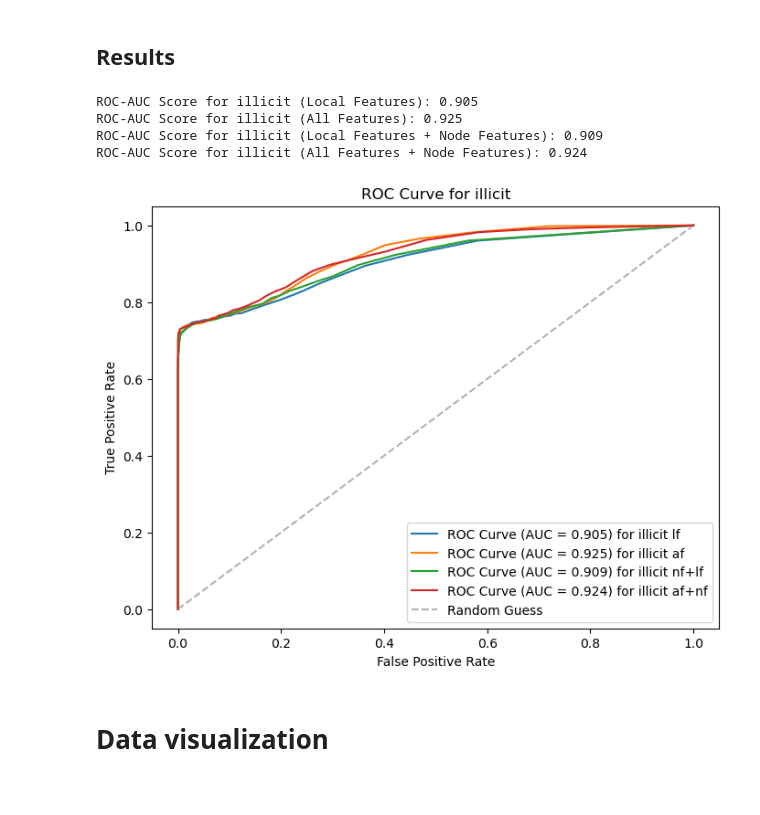
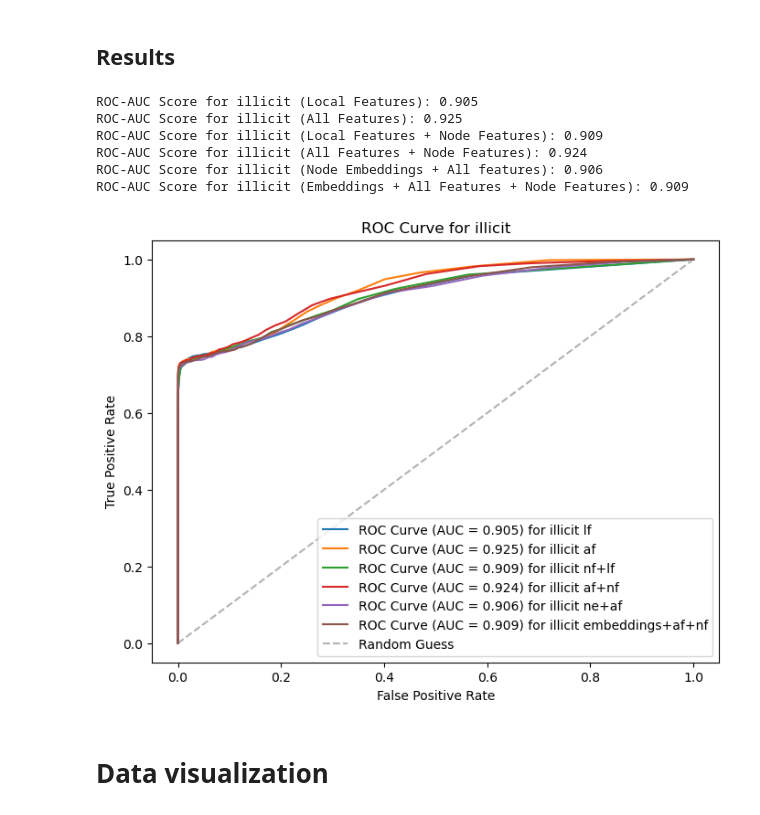
Before and after one commit to Roger987/Graph-Fraud-Detection, a Jupyter notebook: src/fraud_detection-supervised.ipynb, the cells around one changed output. Drawn from its saved outputs; the diff is of its cells as text; code cells hidden in the pictures.

```diff
--- a/src/fraud_detection-supervised.ipynb
+++ b/src/fraud_detection-supervised.ipynb
@@ -317,0 +320,26 @@ X_train_ne_af
+# %%
+#df_ne_af_nf = df.loc[:,:].join(embeddings.drop(columns=['time_step']).set_index('txId'))
+df_ne_af_nf = df.loc[:,:].join(embeddings.drop(columns=['time_step', 'label']).set_index('txId'))
+X_ne_af_nf = df_ne_af_nf.drop(columns=['label'])
+y_ne_af_nf = df_ne_af_nf['label']
+
+X_train_ne_af_nf = X_ne_af_nf[X_ne_af_nf['time_step'].between(1, 34)]
+y_train_ne_af_nf = y_ne_af_nf[X_ne_af_nf['time_step'].between(1, 34)]
+
+X_test_ne_af_nf = X_ne_af_nf[X_ne_af_nf['time_step'].between(35, 49)]
+y_test_ne_af_nf = y_ne_af_nf[X_ne_af_nf['time_step'].between(35, 49)]
+
+clf_ne_af_nf = RandomForestClassifier(n_estimators = 100, random_state=42)
+clf_ne_af_nf.fit(X_train_ne_af_nf, y_train_ne_af_nf)
+y_pred_ne_af_nf = clf_ne_af_nf.predict(X_test_ne_af_nf)
+
+precision_ilicit_ne_af_nf = precision_score(y_test_ne_af_nf, y_pred_ne_af_nf, pos_label='1')
+recall_ilicit_ne_af_nf = recall_score(y_test_ne_af_nf, y_pred_ne_af_nf, pos_label='1')
+f1_ilicit_ne_af_nf = f1_score(y_test_ne_af_nf, y_pred_ne_af_nf, pos_label='1')
+f1_scorer_ne_af_nf = make_scorer(f1_score, pos_label='1')
+scores_ne_af_nf = cross_val_score(clf_ne_af_nf, X_train_ne_af_nf, y_train_ne_af_nf, cv=5, scoring=f1_scorer_ne_af_nf)
+
+print(f'Precision embeddings + all features + node features: {precision_ilicit_ne_af_nf}')
+print(f'Recall embeddings + all features + node features: {recall_ilicit_ne_af_nf}')
+print(f'F1 embeddings + all features + node features: {f1_ilicit_ne_af_nf}')
+print("Cross-validated F1 Score embeddings + all features:", scores_ne_af_nf.mean())
@@ -332,40 +382,58 @@ y_prob_lf_nf = clf_LF_NF.predict_proba(X_test_LF_NF)[:, class_index_lf_nf]
 class_index_af_nf = clf_AF_NF.classes_.tolist().index('1')
 y_prob_af_nf = clf_AF_NF.predict_proba(X_test_AF_NF)[:, class_index_af_nf]
 
+class_index_ne_af = clf_ne_af.classes_.tolist().index('1')
+y_prob_ne_af = clf_ne_af.predict_proba(X_test_ne_af)[:, class_index_ne_af]
+
+class_index_ne_af_nf = clf_ne_af_nf.classes_.tolist().index('1')
+y_prob_ne_af_nf = clf_ne_af_nf.predict_proba(X_test_ne_af_nf)[:, class_index_ne_af_nf]
+
 fpr_lf, tpr_lf, thresholds_lf = roc_curve(y_test, y_prob_lf, pos_label='1')
 fpr_af, tpr_af, thresholds_af = roc_curve(y_test, y_prob_af, pos_label='1')
 fpr_lf_nf, tpr_lf_nf, thresholds_lf_nf = roc_curve(y_test, y_prob_lf_nf, pos_label='1')
 fpr_af_nf, tpr_af_nf, thresholds_af_nf = roc_curve(y_test, y_prob_af_nf, pos_label='1')
+fpr_ne_af, tpr_ne_af, thresholds_ne_af = roc_curve(y_test, y_prob_ne_af, pos_label='1')
+fpr_ne_af_nf, tpr_ne_af_nf, thresholds_ne_af_nf = roc_curve(y_test, y_prob_ne_af_nf, pos_label='1')
 
 roc_auc_lf = roc_auc_score(y_test_binary, y_prob_lf)
 print(f"ROC-AUC Score for illicit (Local Features): {roc_auc_lf:.3f}")
 
 roc_auc_af = roc_auc_score(y_test_binary, y_prob_af)
 print(f"ROC-AUC Score for illicit (All Features): {roc_auc_af:.3f}")
 
 roc_auc_lf_nf = roc_auc_score(y_test_binary, y_prob_lf_nf)
 print(f"ROC-AUC Score for illicit (Local Features + Node Features): {roc_auc_lf_nf:.3f}")
 
 roc_auc_af_nf = roc_auc_score(y_test_binary, y_prob_af_nf)
 print(f"ROC-AUC Score for illicit (All Features + Node Features): {roc_auc_af_nf:.3f}")
 
+roc_auc_ne_af = roc_auc_score(y_test_binary, y_prob_ne_af)
+print(f"ROC-AUC Score for illicit (Node Embeddings + All features): {roc_auc_ne_af:.3f}")
+
+roc_auc_ne_af_nf = roc_auc_score(y_test_binary, y_prob_ne_af_nf)
+print(f"ROC-AUC Score for illicit (Embeddings + All Features + Node Features): {roc_auc_ne_af_nf:.3f}")
+
 plt.figure(figsize=(8, 6))
 plt.plot(fpr_lf, tpr_lf, label=f"ROC Curve (AUC = {roc_auc_lf:.3f}) for illicit lf")
 plt.plot(fpr_af, tpr_af, label=f"ROC Curve (AUC = {roc_auc_af:.3f}) for illicit af")
 plt.plot(fpr_lf_nf, tpr_lf_nf, label=f"ROC Curve (AUC = {roc_auc_lf_nf:.3f}) for illicit nf+lf")
 plt.plot(fpr_af_nf, tpr_af_nf, label=f"ROC Curve (AUC = {roc_auc_af_nf:.3f}) for illicit af+nf")
+plt.plot(fpr_ne_af, tpr_ne_af, label=f"ROC Curve (AUC = {roc_auc_ne_af:.3f}) for illicit ne+af")
+plt.plot(fpr_ne_af_nf, tpr_ne_af_nf, label=f"ROC Curve (AUC = {roc_auc_ne_af_nf:.3f}) for illicit embeddings+af+nf")
 plt.plot([0, 1], [0, 1], color='grey', linestyle='--', alpha=0.6, label="Random Guess")
 plt.xlabel("False Positive Rate")
 plt.ylabel("True Positive Rate")
 plt.title("ROC Curve for illicit")
 plt.legend(loc="lower right")
 plt.show()
 # %% [output]
 ROC-AUC Score for illicit (Local Features): 0.905
 ROC-AUC Score for illicit (All Features): 0.925
 ROC-AUC Score for illicit (Local Features + Node Features): 0.909
 ROC-AUC Score for illicit (All Features + Node Features): 0.924
+ROC-AUC Score for illicit (Node Embeddings + All features): 0.906
+ROC-AUC Score for illicit (Embeddings + All Features + Node Features): 0.909
-[figure, old version]
+[figure, new version]
 # %%
 #import pandas as pd
 
```
Also changed, not shown: parts of 4 cells of this notebook, 1 other file.
